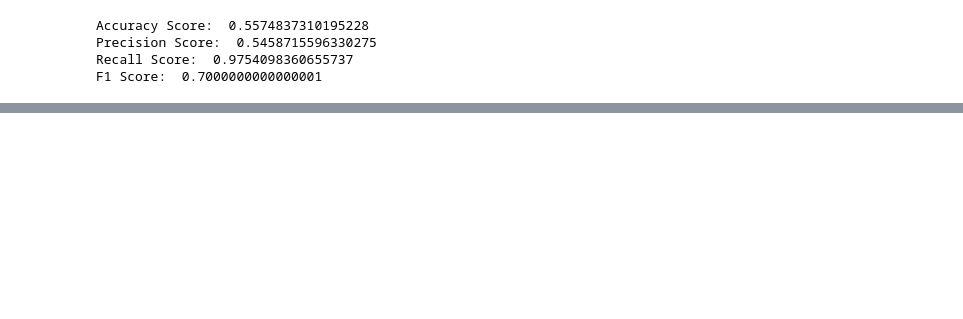
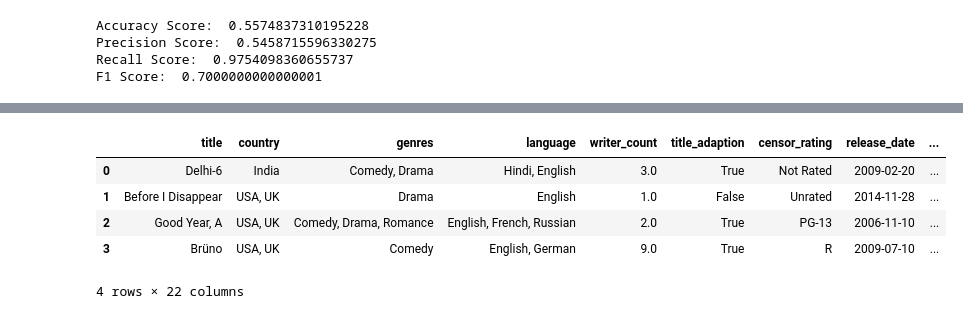
Before and after one commit to tcharrisson/data-science-case-study, a Jupyter notebook: case study.ipynb, the cells around one changed output, grey strips where cells are left out. Saved outputs shown, nothing was run; the diff lists cells and outputs as text; code cells hidden in the pictures; blank space fills up the shorter version.

```diff
--- a/case study.ipynb
+++ b/case study.ipynb
@@ -425,0 +506,5 @@ TypeError: 'DecisionTreeClassifier' object is not callable
+# %%
+# predicting the test set with the xgboost model
+
+xgb1_predicton = xgb1.predict(X_test)
+xgb1_predicton
@@ -425,0 +529,4 @@ TypeError: 'DecisionTreeClassifier' object is not callable
+# %%
+# creating a new revenue_category in the test set and setting the it to the prediction result
+test["revenue_category"] = xgb1_predicton.copy()
+test.head(3)
@@ -425,0 +539,11 @@ TypeError: 'DecisionTreeClassifier' object is not callable
+# %%
+# i will now interpolate the values in revenue_category to match the original dataset
+test.revenue_category.replace([1, 0], ["High", "Low"], inplace=True)
+test.head(4) # verifying that the interpolation worked.
+# %% [output]
+|  | title | country | genres | language | writer_count | title_adaption | censor_rating | release_date | ... |
+| 0 | Delhi-6 | India | Comedy, Drama | Hindi, English | 3.0 | True | Not Rated | 2009-02-20 | ... |
+| 1 | Before I Disappear | USA, UK | Drama | English | 1.0 | False | Unrated | 2014-11-28 | ... |
+| 2 | Good Year, A | USA, UK | Comedy, Drama, Romance | English, French, Russian | 2.0 | True | PG-13 | 2006-11-10 | ... |
+| 3 | Brüno | USA, UK | Comedy | English, German | 9.0 | True | R | 2009-07-10 | ... |
+4 rows × 22 columns
```
Also changed, not shown: parts of 23 cells of this notebook, 1 other file.
